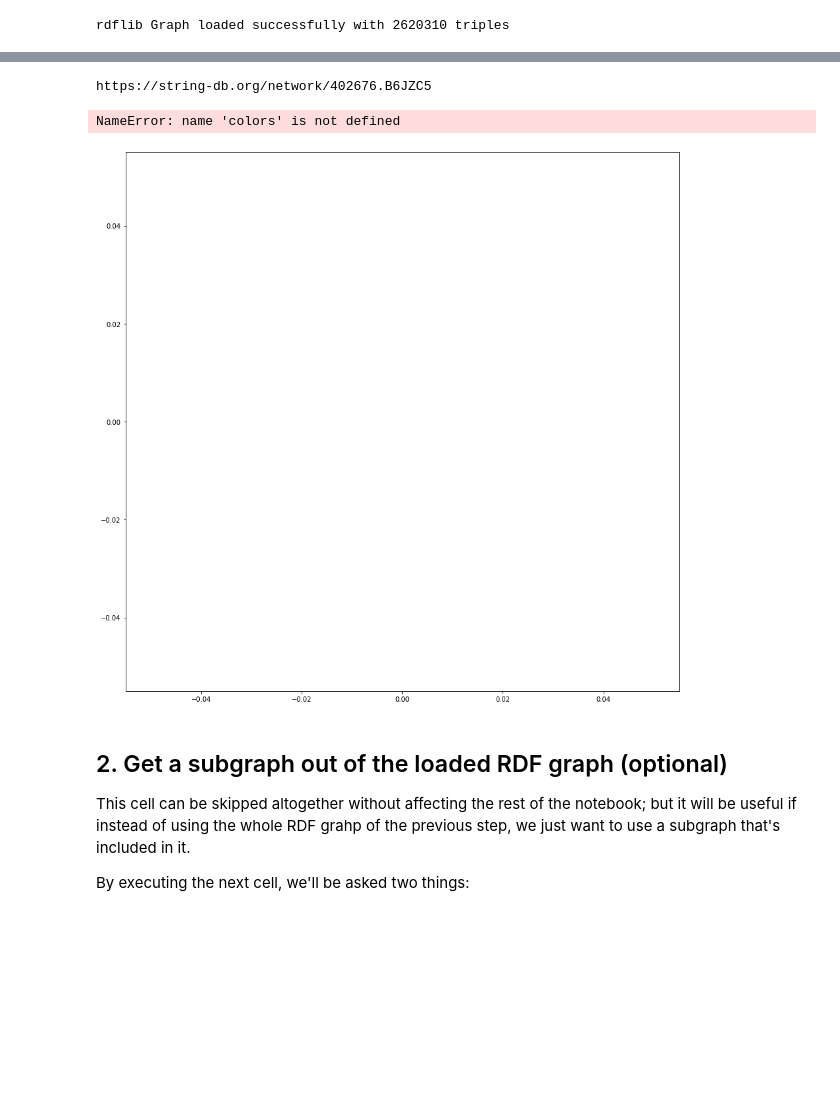
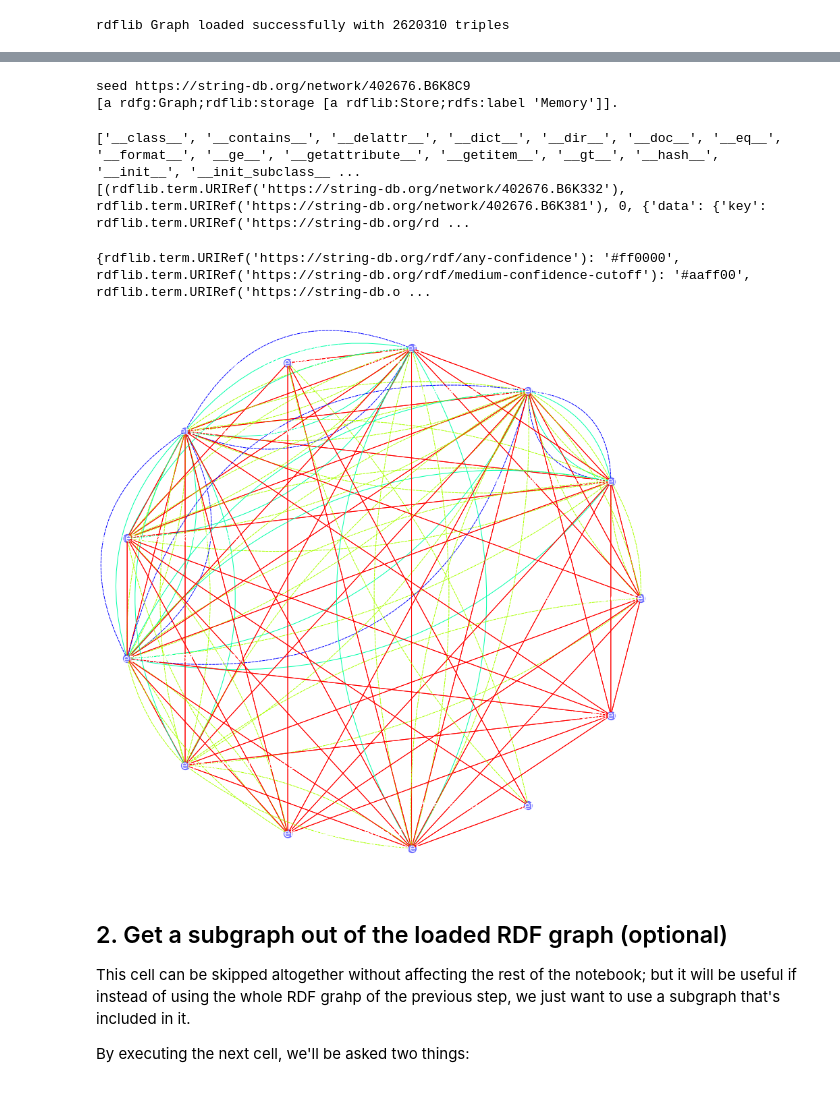
Before and after one commit to DessimozLab/RDF_Graphnet, a Jupyter notebook: rdf2network/rdf2networkx.ipynb, the cells around one changed output, grey strips where cells are left out. Drawn from its saved outputs; the diff is of its cells as text; code cells hidden in the pictures; blank space fills up the shorter version.

Commit message:
sampler improvements and graphing

```diff
--- a/rdf2network/rdf2networkx.ipynb
+++ b/rdf2network/rdf2networkx.ipynb
@@ -65,10 +34,16 @@ preds = [ p for  p in preds]
 # %%
 #get a subject and expand
+import random
+
 #recursive function to get some neighbours
-def grab_neighbours(seed,rg, limit = 10, recur = 0 , maxrecur = 3 ):
+def grab_neighbours(seed,rg, limit = 10, recur = 0 , maxrecur = 3 , sample_run = 100 ):
+    nodes = []
+    #sample the neighbourhood randomly
+    objs =  rg.objects(subject = seed )
+    objs = [  next(objs) for i in range(sample_run) ]
+    random.shuffle(objs)
 
-    nodes = []
-    for i,obj in enumerate(rg.objects(subject = seed )):
+    for i,obj in enumerate(objs):
         if i < limit and recur < maxrecur:
             nodes += grab_neighbours(obj,rg,limit = limit, recur = recur+1 )
         elif i < limit:
@@ -91,8 +66,9 @@ def sample( subject_iter = None , seed = None, layers = 3 , layer_limit = 3 , ve
 # %%
 import rdflib
 subjs = rg.subjects( unique = True)
-subg = sample(subject_iter = subjs)
-
-G = rdflib.extras.external_graph_libs.rdflib_to_networkx_multidigraph( subg )
+subg = sample(subject_iter = subjs , layer_limit= 2)
+print(subg)
+G = rdflib.extras.external_graph_libs.rdflib_to_networkx_multidigraph( subg , lambda s, p, o: {'data':{'key':p  , 'weight':1} } )
 # %% [output]
-https://string-db.org/network/402676.B6JZC5
+seed https://string-db.org/network/402676.B6K8C9
+[a rdfg:Graph;rdflib:storage [a rdflib:Store;rdfs:label 'Memory']].
@@ -106,35 +75,57 @@ line_style = {'expre': '-', 'ortho':'-', 'string':'-' , 'baseline': '--' }
+# %%
+print(dir(G))
+print([e for i,e in enumerate(G.edges(data = True , keys=True)) if i < 10])
+# %% [output]
+['__class__', '__contains__', '__delattr__', '__dict__', '__dir__', '__doc__', '__eq__', '__format__', '__ge__', '__getattribute__', '__getitem__', '__gt__', '__hash__', '__init__', '__init_subclass__ ...
+[(rdflib.term.URIRef('https://string-db.org/network/402676.B6K332'), rdflib.term.URIRef('https://string-db.org/network/402676.B6K381'), 0, {'data': {'key': rdflib.term.URIRef('https://string-db.org/rd ...
+# %%
+import colour
+import itertools
+
+red = colour.Color('red')
+blue = colour.Color('blue')
+
+c = [ c.hex_l for c in  list(red.range_to(blue, len(preds))) ]
+colors = { p:c[i] for i,p in enumerate(preds)}
+delta = 2/len(preds)
+curve = { p:delta*i for i,p in enumerate(preds) }
+style = itertools.cycle([ '-', '--' ])
+line_style = { p:next(style) for p in preds }
+# %%
+print(colors)
+# %% [output]
+{rdflib.term.URIRef('https://string-db.org/rdf/any-confidence'): '#ff0000', rdflib.term.URIRef('https://string-db.org/rdf/medium-confidence-cutoff'): '#aaff00', rdflib.term.URIRef('https://string-db.o ...
 # %%
 
 pos = nx.circular_layout( G )
 
 f = plt.figure()
 f.set_figwidth(15)
 f.set_figheight(15)
 plt.plot()
 
 #plot the whole mess
 ax = plt.gca()
 
 for e in G.edges(data = True):
     ax.annotate("",
                 xy=pos[e[0]], xycoords='data',
                 xytext=pos[e[1]], textcoords='data',
-                arrowprops=dict(arrowstyle="-", color=colors[e[2]['key']],
-                                shrinkA=5, shrinkB=5, lw = 10*e[2]['weight'], ls = line_style[e[2]['key']],
-                                patchA=None, patchB=None, alpha = e[2]['weight'],
-                                connectionstyle="arc3,rad=rrr".replace('rrr',str(0.3*curve[e[2]['key']])
+                arrowprops=dict(arrowstyle="-", color=colors[e[2]['data']['key']],
+                                shrinkA=5, shrinkB=5, lw = e[2]['data']['weight'], ls = line_style[e[2]['data']['key']],
+                                patchA=None, patchB=None, alpha = e[2]['data']['weight'],
+                                connectionstyle="arc3,rad=rrr".replace('rrr',str(0.3*curve[e[2]['data']['key']])
                                 ),
                                 ),
                 )
 
-nx.draw_networkx_nodes(G, pos, node_color = 'b', node_size = 1500, alpha = .5)
+nx.draw_networkx_nodes(G, pos, node_color = 'b', node_size = 150, alpha = .5)
 labels=nx.draw_networkx_labels(G , pos = pos , font_size= 15 , font_color='w')
 
 plt.axis('off')
 plt.show()
 # %% [output]
-NameError: name 'colors' is not defined
-[figure, old version]
+[figure, new version]
 # %%
 i = 0
 from rdflib.namespace import RDF
```
Also changed, not shown: parts of 6 cells of this notebook.
